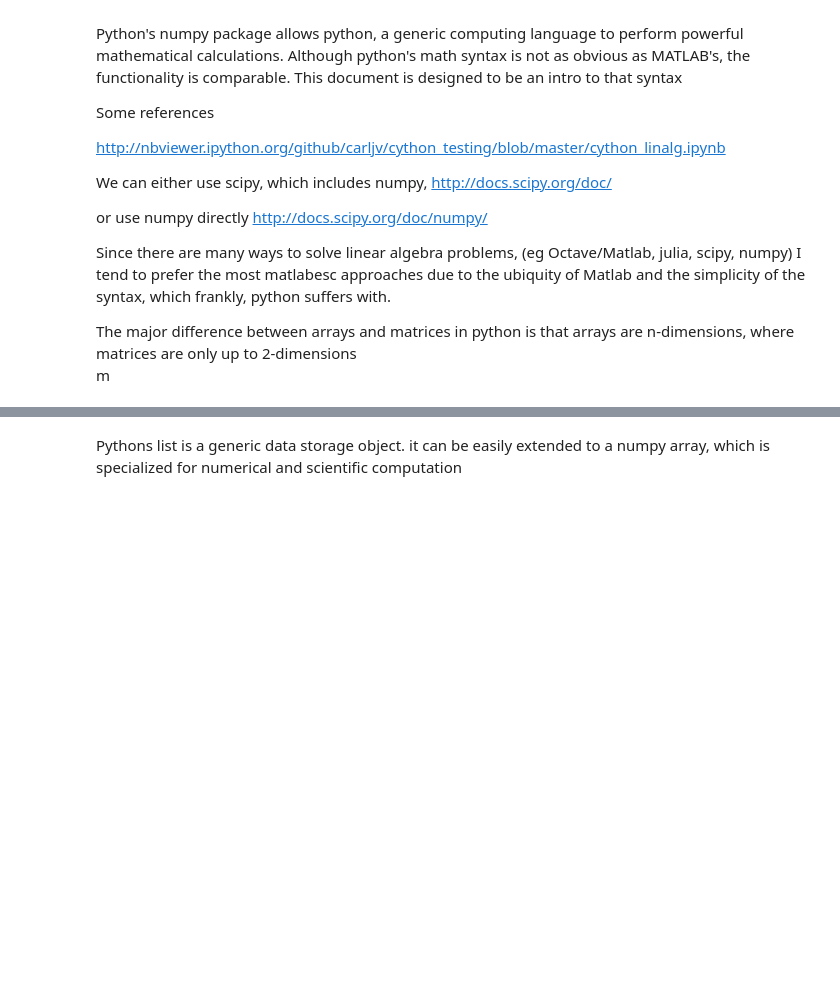
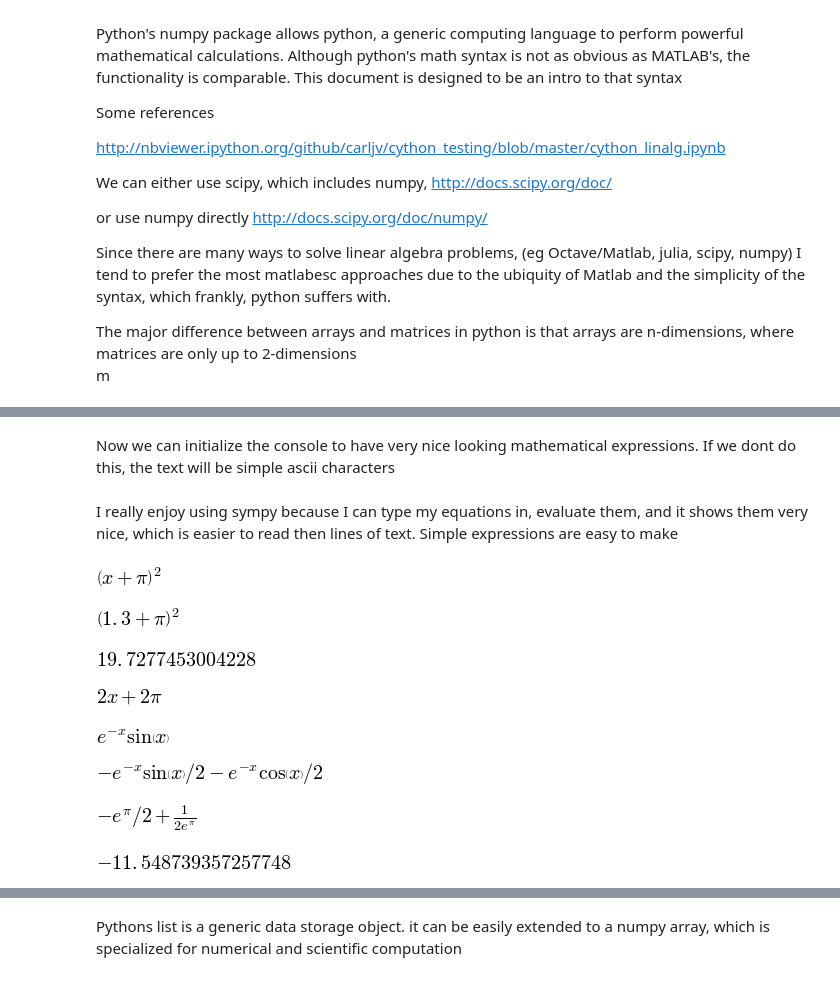
Before and after one commit to nagordon/mechpy, a Jupyter notebook: mechpy/math.ipynb, the cells around one changed output, grey strips where cells are left out. Cells and saved outputs as stored; diff of their text form; code cells hidden in the pictures; blank space fills up the shorter version.

```diff
--- a/mechpy/math.ipynb
+++ b/mechpy/math.ipynb
@@ -226,0 +371,2 @@ from scipy import linalg
+# %% [markdown]
+Now we can initialize the console to have very nice looking mathematical expressions. If we dont do this, the text will be simple ascii characters
@@ -226,0 +375,23 @@ from scipy import linalg
+# %%
+x,y = symbols('x y')
+# %% [markdown]
+I really enjoy using sympy because I can type my equations in, evaluate them, and it shows them very nice, which is easier to read then lines of text. Simple expressions are easy to make
+# %%
+y = (pi + x)**2
+y
+# %% [output]
+[figure, added]
+# %%
+y.subs(x,1.3)
+# %% [output]
+[figure, added]
+# %%
+# or to get a number
+N(y.subs(x,1.3))
+# %% [output]
+[figure, added]
+# %%
+# calculus is also easy
+diff(y)
+# %% [output]
+[figure, added]
@@ -226,0 +400,21 @@ from scipy import linalg
+# %%
+f = sin(x)*exp(-x)
+f
+# %% [output]
+[figure, added]
+# %%
+F = integrate(f)
+F
+# %% [output]
+[figure, added]
+# %%
+F1 = integrate(f,(x,-pi,pi ))
+# as shown numerically, we can symbolically evaluate the function
+#  and get the same result
+F1
+# %% [output]
+[figure, added]
+# %%
+float(F1)
+# %% [output]
+[figure, added]
```
Also changed, not shown: parts of 53 cells of this notebook, 3 other files.
